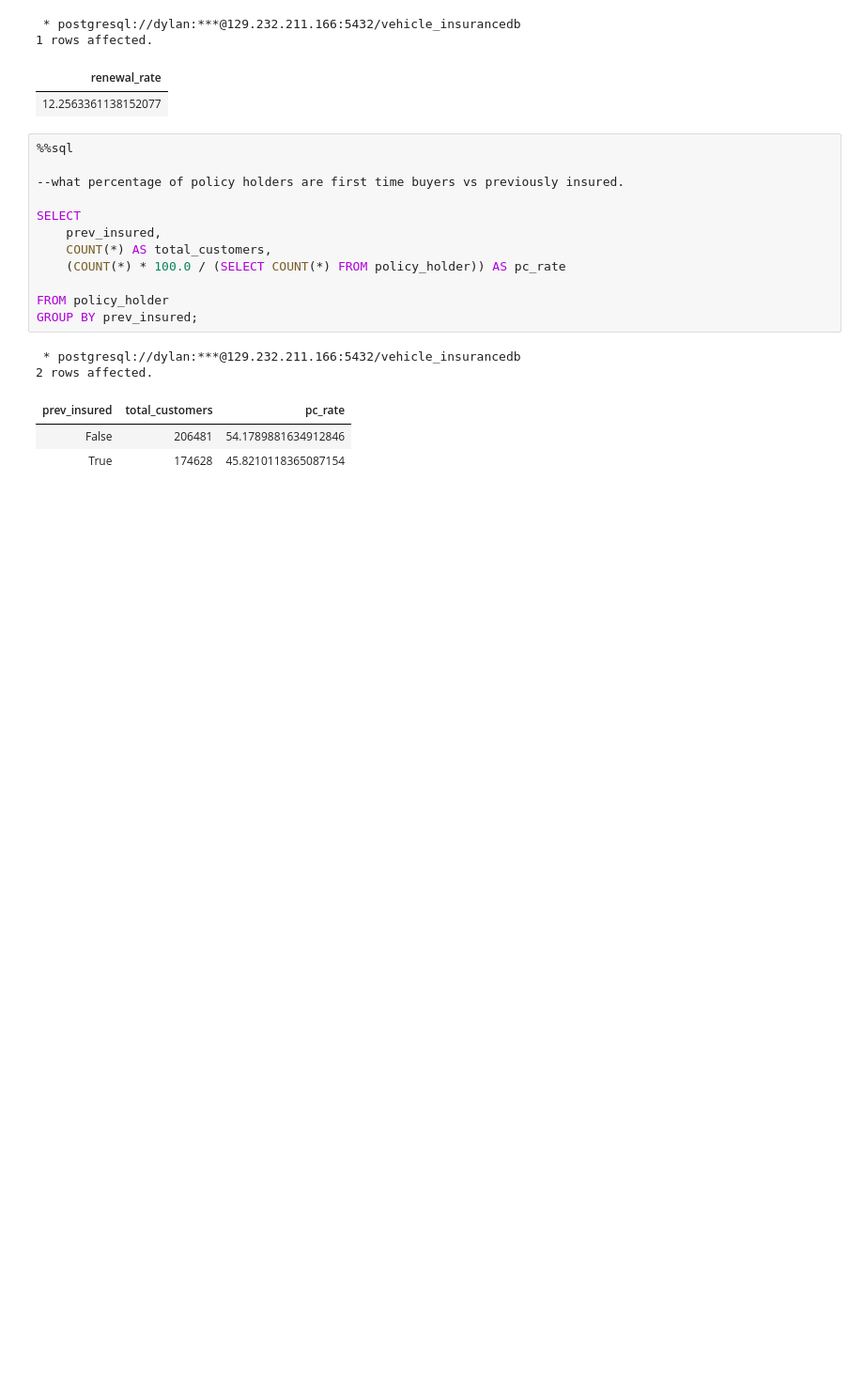
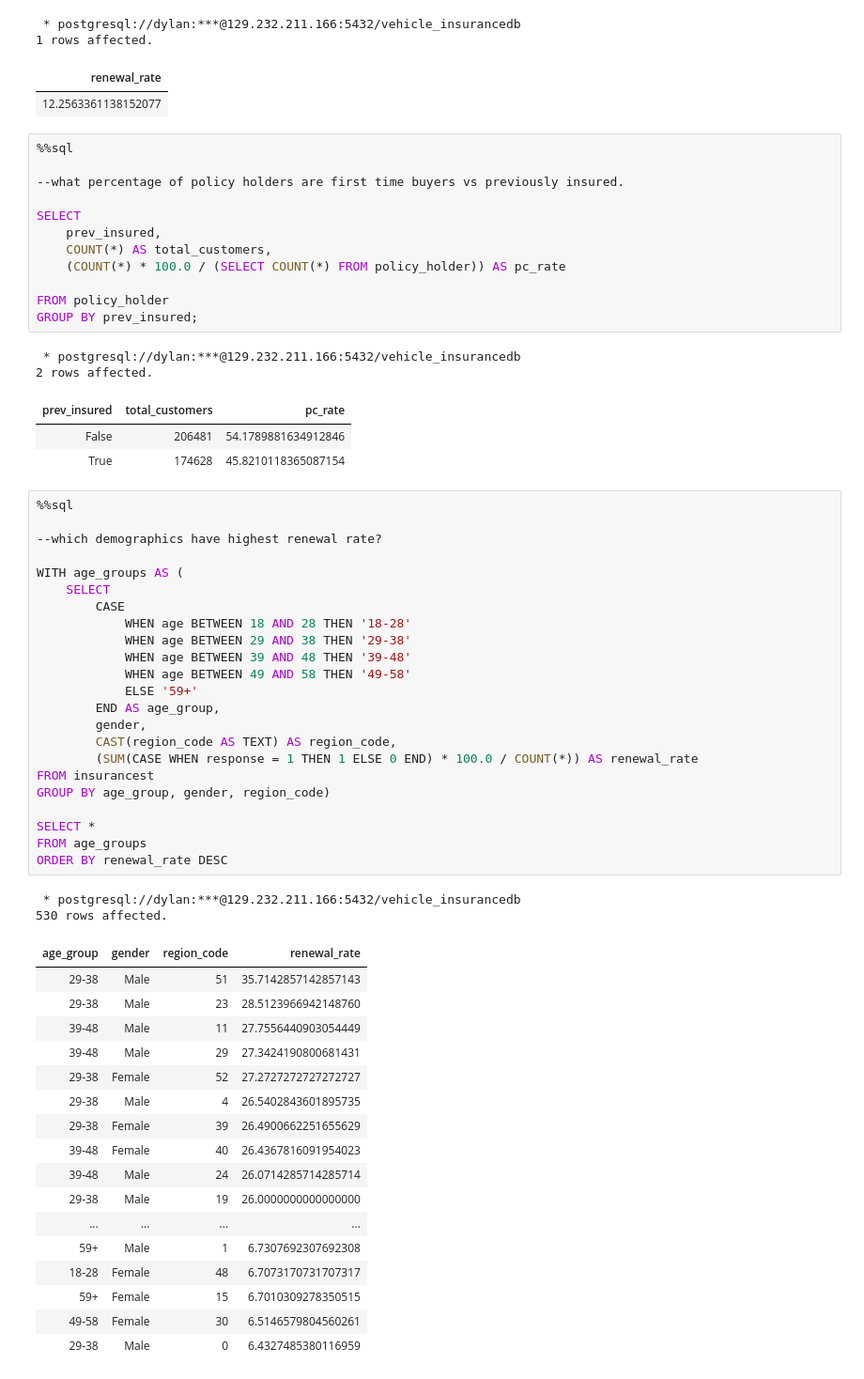
Before and after one commit to The-DigitalAcademy/Vehicle_Insurance, a Jupyter notebook: sqlanalysis_query.ipynb, the cells around one changed output. Shown at 94% size. Saved outputs shown, nothing was run; the diff lists cells and outputs as text; blank space fills up the shorter version.

```diff
--- a/sqlanalysis_query.ipynb
+++ b/sqlanalysis_query.ipynb
@@ -71,3 +71,46 @@ GROUP BY prev_insured;
 | prev_insured | total_customers | pc_rate |
 | False | 206481 | 54.1789881634912846 |
 | True | 174628 | 45.8210118365087154 |
+# %%
+%%sql
+
+--which demographics have highest renewal rate?
+
+WITH age_groups AS (
+    SELECT
+        CASE
+            WHEN age BETWEEN 18 AND 28 THEN '18-28'
+            WHEN age BETWEEN 29 AND 38 THEN '29-38'
+            WHEN age BETWEEN 39 AND 48 THEN '39-48'
+            WHEN age BETWEEN 49 AND 58 THEN '49-58'
+            ELSE '59+'
+        END AS age_group,
+        gender,
+        CAST(region_code AS TEXT) AS region_code,
+        (SUM(CASE WHEN response = 1 THEN 1 ELSE 0 END) * 100.0 / COUNT(*)) AS renewal_rate
+FROM insurancest
+GROUP BY age_group, gender, region_code)
+
+SELECT *
+FROM age_groups
+ORDER BY renewal_rate DESC
+# %% [output]
+ * postgresql://dylan:***@129.232.211.166:5432/vehicle_insurancedb
+530 rows affected.
+| age_group | gender | region_code | renewal_rate |
+| 29-38 | Male | 51 | 35.7142857142857143 |
+| 29-38 | Male | 23 | 28.5123966942148760 |
+| 39-48 | Male | 11 | 27.7556440903054449 |
+| 39-48 | Male | 29 | 27.3424190800681431 |
+| 29-38 | Female | 52 | 27.2727272727272727 |
+| 29-38 | Male | 4 | 26.5402843601895735 |
+| 29-38 | Female | 39 | 26.4900662251655629 |
+| 39-48 | Female | 40 | 26.4367816091954023 |
+| 39-48 | Male | 24 | 26.0714285714285714 |
+| 29-38 | Male | 19 | 26.0000000000000000 |
+| ... | ... | ... | ... |
+| 59+ | Male | 1 | 6.7307692307692308 |
+| 18-28 | Female | 48 | 6.7073170731707317 |
+| 59+ | Female | 15 | 6.7010309278350515 |
+| 49-58 | Female | 30 | 6.5146579804560261 |
+| 29-38 | Male | 0 | 6.4327485380116959 |
```
Also changed, not shown: parts of 9 cells of this notebook.
